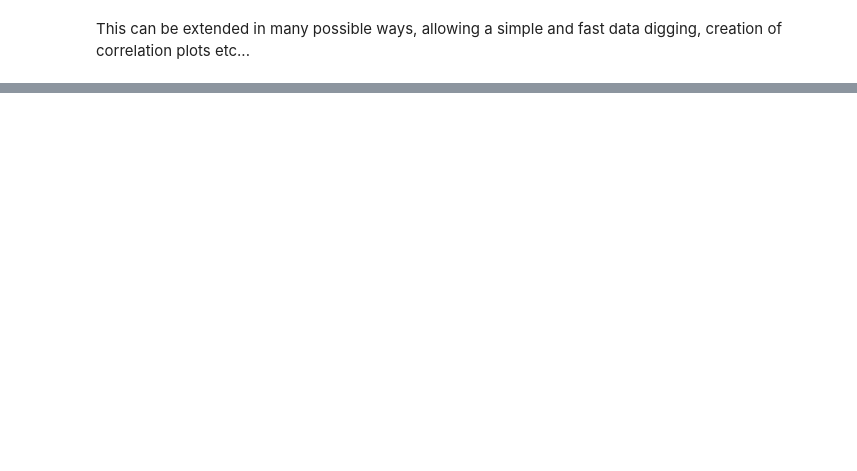
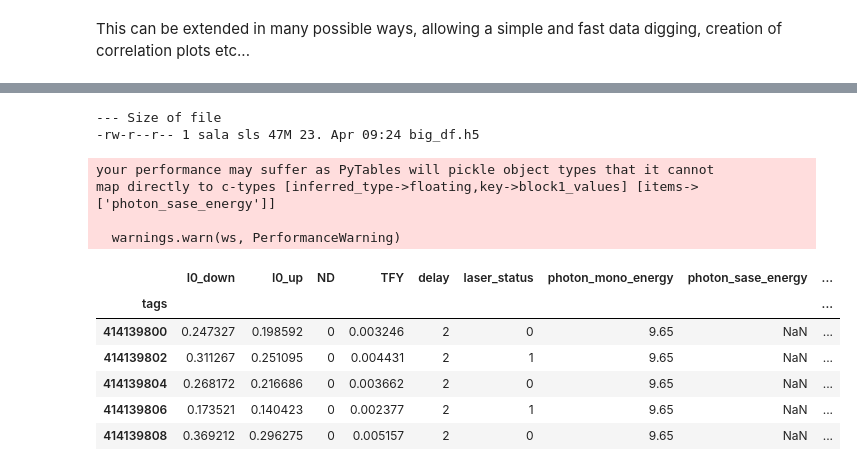
Before and after one commit to leosala/sacla, a Jupyter notebook: notebooks/Sacla XAS Analysis.ipynb, the cells around one changed output, grey strips where cells are left out. Saved outputs shown, nothing was run; the diff lists cells and outputs as text; code cells hidden in the pictures; blank space fills up the shorter version.

Commit message:
added data dump

```diff
--- a/notebooks/Sacla XAS Analysis.ipynb
+++ b/notebooks/Sacla XAS Analysis.ipynb
@@ -556,0 +585,24 @@ This can be extended in many possible ways, allowing a simple and fast data digg
+# %%
+# dump the DataFrame to file
+big_df.to_hdf("big_df.h5", "table")
+
+print "--- Size of file"
+!ls -lah big_df.h5
+
+# read the dataframe back
+tf = pd.read_hdf("big_df.h5", "table")
+tf.head()
+# %% [output]
+--- Size of file
+-rw-r--r-- 1 sala sls 47M 23. Apr 09:24 big_df.h5
+your performance may suffer as PyTables will pickle object types that it cannot
+map directly to c-types [inferred_type->floating,key->block1_values] [items->['photon_sase_energy']]
+
+  warnings.warn(ws, PerformanceWarning)
+|  | I0_down | I0_up | ND | TFY | delay | laser_status | photon_mono_energy | photon_sase_energy | ... |
+| tags |  |  |  |  |  |  |  |  | ... |
+| 414139800 | 0.247327 | 0.198592 | 0 | 0.003246 | 2 | 0 | 9.65 | NaN | ... |
+| 414139802 | 0.311267 | 0.251095 | 0 | 0.004431 | 2 | 1 | 9.65 | NaN | ... |
+| 414139804 | 0.268172 | 0.216686 | 0 | 0.003662 | 2 | 0 | 9.65 | NaN | ... |
+| 414139806 | 0.173521 | 0.140423 | 0 | 0.002377 | 2 | 1 | 9.65 | NaN | ... |
+| 414139808 | 0.369212 | 0.296275 | 0 | 0.005157 | 2 | 0 | 9.65 | NaN | ... |
```
Also changed, not shown: parts of 3 cells of this notebook.
